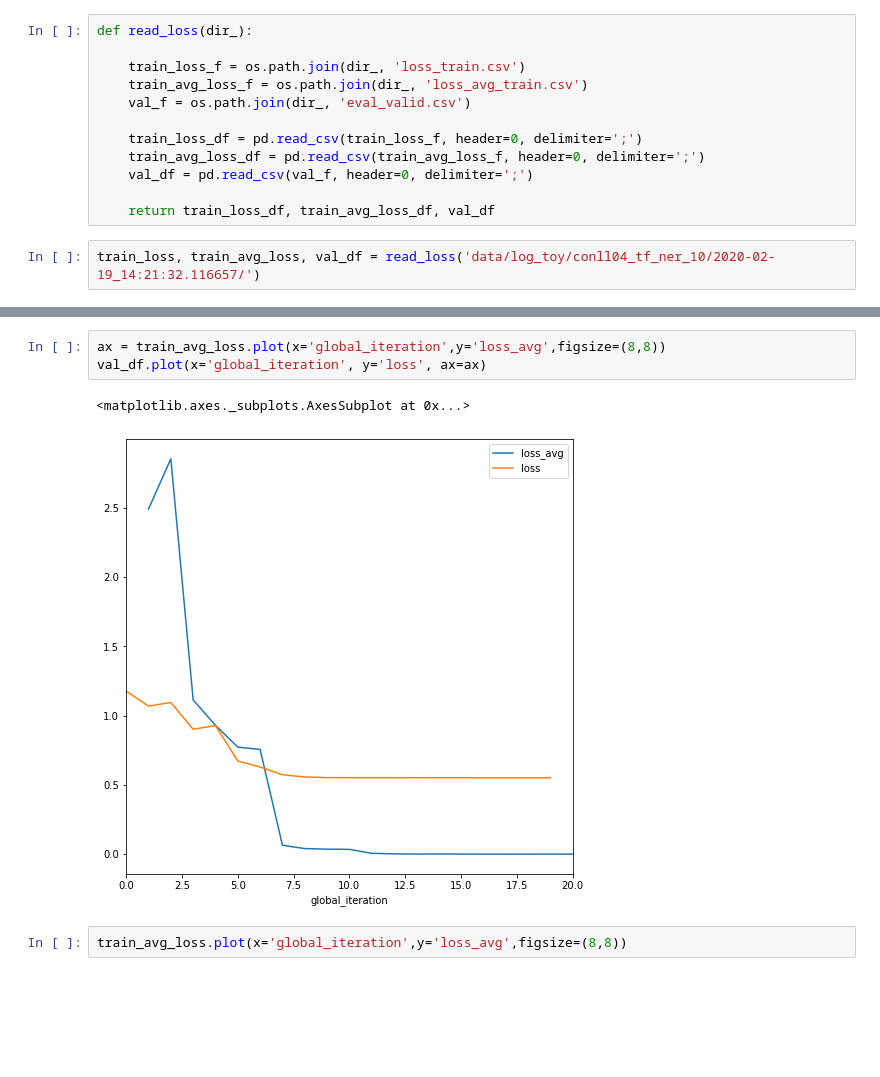
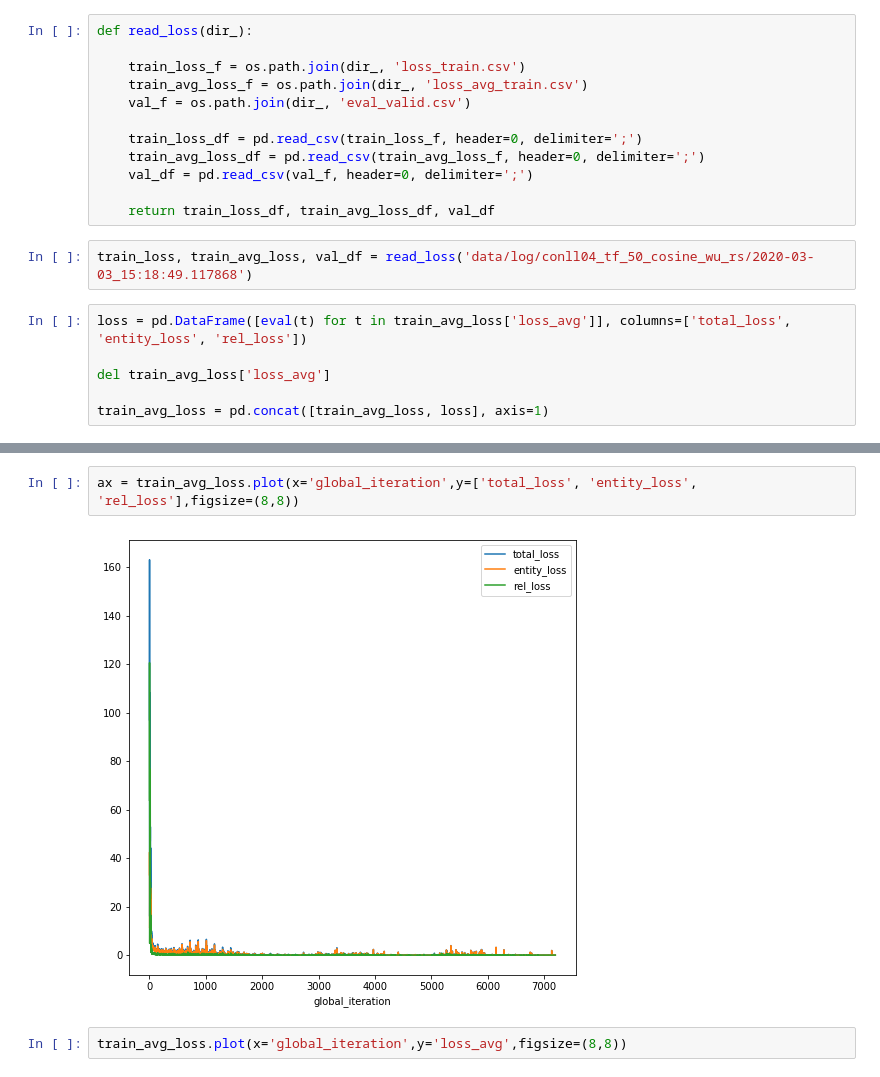
Before and after one commit to YoumiMa/TablERT, a Jupyter notebook: loss_visualization.ipynb, the cells around one changed output, grey strips where cells are left out. Drawn from its saved outputs; the diff is of its cells as text; blank space fills up the shorter version.

Commit message:
loss visualization

```diff
--- a/loss_visualization.ipynb
+++ b/loss_visualization.ipynb
@@ -16,4 +16,10 @@ def read_loss(dir_):
 
     return train_loss_df, train_avg_loss_df, val_df
 # %%
-train_loss, train_avg_loss, val_df = read_loss('data/log_toy/conll04_tf_ner_10/2020-02-19_14:21:32.116657/')
+train_loss, train_avg_loss, val_df = read_loss('data/log/conll04_tf_50_cosine_wu_rs/2020-03-03_15:18:49.117868')
+# %%
+loss = pd.DataFrame([eval(t) for t in train_avg_loss['loss_avg']], columns=['total_loss', 'entity_loss', 'rel_loss'])
+
+del train_avg_loss['loss_avg']
+
+train_avg_loss = pd.concat([train_avg_loss, loss], axis=1)
@@ -41,9 +67,7 @@ val_df
 # %%
-ax = train_avg_loss.plot(x='global_iteration',y='loss_avg',figsize=(8,8))
-val_df.plot(x='global_iteration', y='loss', ax=ax)
+ax = train_avg_loss.plot(x='global_iteration',y=['total_loss', 'entity_loss', 'rel_loss'],figsize=(8,8))
 # %% [output]
-<matplotlib.axes._subplots.AxesSubplot at 0x...>
-[figure, old version]
+[figure, new version]
 # %%
 train_avg_loss.plot(x='global_iteration',y='loss_avg',figsize=(8,8))
 # %% [output]
```
Also changed, not shown: parts of 3 cells of this notebook.
